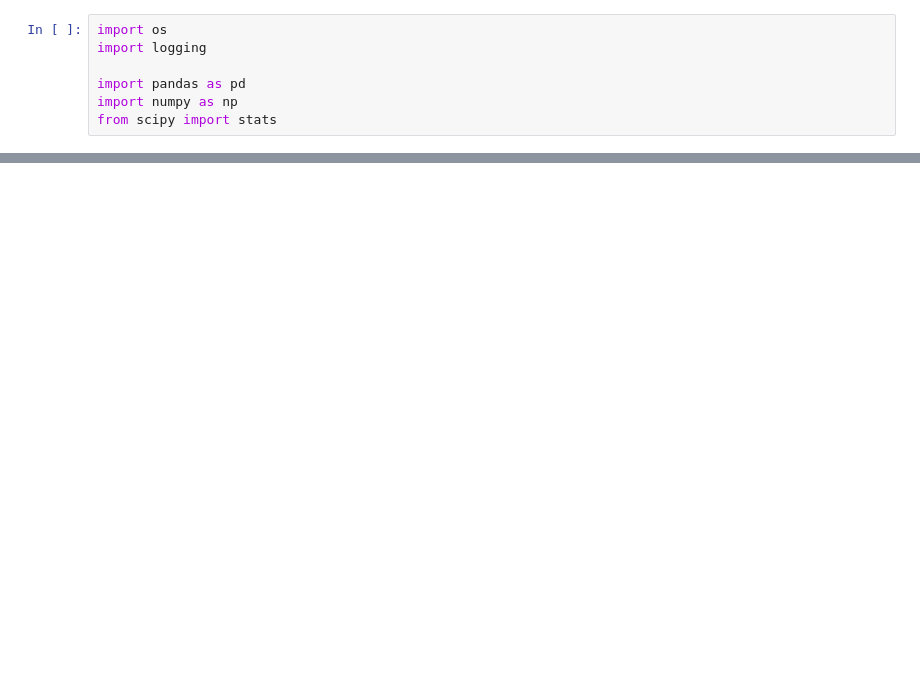
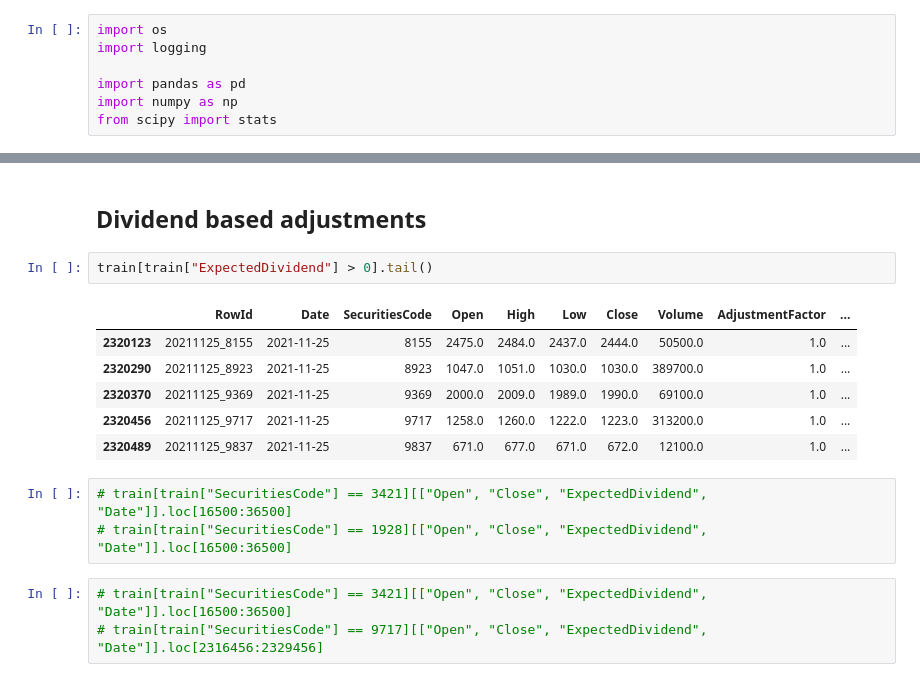
Before and after one commit to pandeydivesh15/machine-learning-practice, a Jupyter notebook: kaggle/jpx-tokyo-stock-exchange-prediction/v1.0.ipynb, the cells around one changed output, grey strips where cells are left out. Saved outputs shown, nothing was run; the diff lists cells and outputs as text; blank space fills up the shorter version.

```diff
--- a/kaggle/jpx-tokyo-stock-exchange-prediction/v1.0.ipynb
+++ b/kaggle/jpx-tokyo-stock-exchange-prediction/v1.0.ipynb
@@ -44,0 +109,17 @@ info(f"train dirs: {TRAIN_DIRS}")
+# %% [markdown]
+## Dividend based adjustments
+# %%
+train[train["ExpectedDividend"] > 0].tail()
+# %% [output]
+|  | RowId | Date | SecuritiesCode | Open | High | Low | Close | Volume | AdjustmentFactor | ... |
+| 2320123 | 20211125_8155 | 2021-11-25 | 8155 | 2475.0 | 2484.0 | 2437.0 | 2444.0 | 50500.0 | 1.0 | ... |
+| 2320290 | 20211125_8923 | 2021-11-25 | 8923 | 1047.0 | 1051.0 | 1030.0 | 1030.0 | 389700.0 | 1.0 | ... |
+| 2320370 | 20211125_9369 | 2021-11-25 | 9369 | 2000.0 | 2009.0 | 1989.0 | 1990.0 | 69100.0 | 1.0 | ... |
+| 2320456 | 20211125_9717 | 2021-11-25 | 9717 | 1258.0 | 1260.0 | 1222.0 | 1223.0 | 313200.0 | 1.0 | ... |
+| 2320489 | 20211125_9837 | 2021-11-25 | 9837 | 671.0 | 677.0 | 671.0 | 672.0 | 12100.0 | 1.0 | ... |
+# %%
+# train[train["SecuritiesCode"] == 3421][["Open", "Close", "ExpectedDividend", "Date"]].loc[16500:36500]
+# train[train["SecuritiesCode"] == 1928][["Open", "Close", "ExpectedDividend", "Date"]].loc[16500:36500]
+# %%
+# train[train["SecuritiesCode"] == 3421][["Open", "Close", "ExpectedDividend", "Date"]].loc[16500:36500]
+# train[train["SecuritiesCode"] == 9717][["Open", "Close", "ExpectedDividend", "Date"]].loc[2316456:2329456]
```
Also changed, not shown: parts of 17 cells of this notebook.
